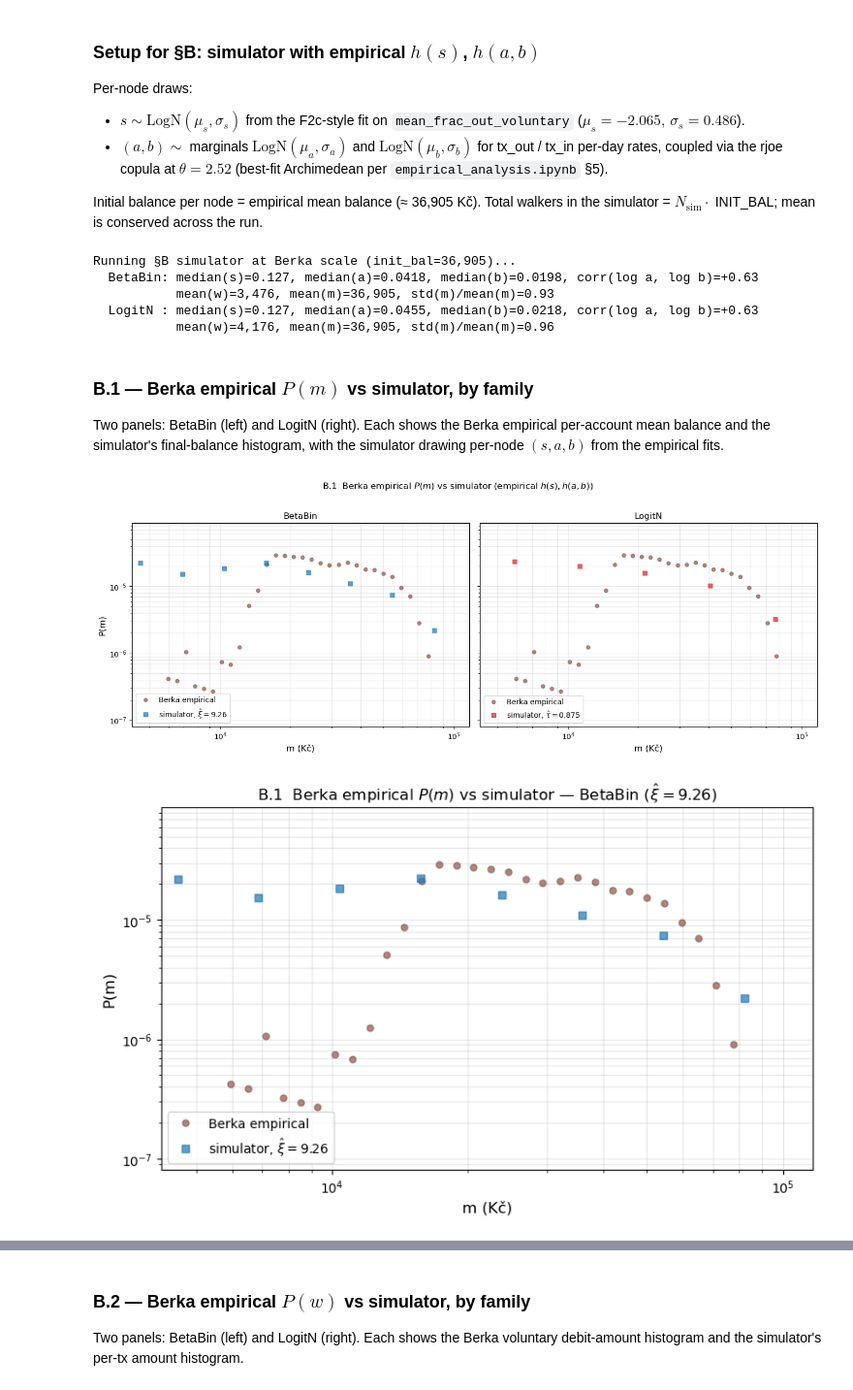
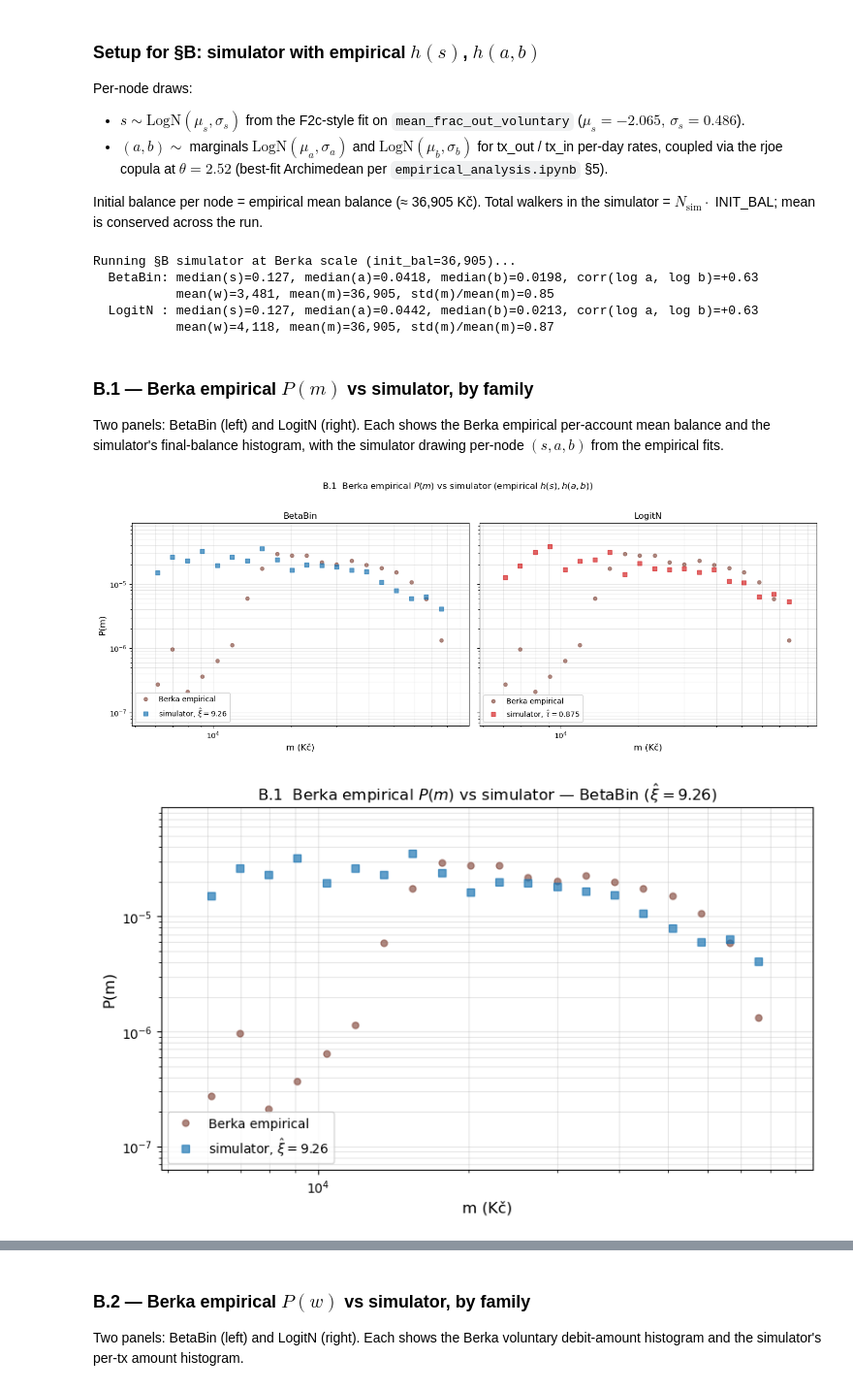
Before and after one commit to carolinamattsson/transactions, a Jupyter notebook: berka/numerical_validation.ipynb, the cells around one changed output, grey strips where cells are left out. Shown at 97% size. Cells and saved outputs as stored; diff of their text form; code cells hidden in the pictures.

```diff
--- a/berka/numerical_validation.ipynb
+++ b/berka/numerical_validation.ipynb
@@ -270,7 +270,7 @@ for ax, kind, sim, num_fn in [
         # simulator-binned histogram at this s
         mask = np.abs(sim['s_per_node'] - s_t) < band
         if mask.sum() > 0:
-            c, d = histogram(sim['final_bal'][mask], num_bins=18, log_bin=True)
+            c, d = histogram(sim['final_bal'][mask], num_bins=10, log_bin=True)
             ax.plot(c, d, 'o', color=col, alpha=0.7, ms=5, mec='k', mew=0.4,
                     label=f'sim (n={mask.sum()} nodes)')
     ax.set_xscale('log'); ax.set_yscale('log')
@@ -296,8 +296,8 @@ print('Computing numerical P(m) for both options...')
 P_bb = np.array([Pm_single(int(m), params, model='nb', xi=XI, n_s=2000) for m in m_grid_eval])
 P_ln = np.array([Pm_single_logitn(int(m), params, tau=TAU, n_s=2000)    for m in m_grid_eval])
 
-c_sim_bb, d_sim_bb = histogram(sim_bb['final_bal'], num_bins=25, log_bin=True)
-c_sim_ln, d_sim_ln = histogram(sim_ln['final_bal'], num_bins=25, log_bin=True)
+c_sim_bb, d_sim_bb = histogram(sim_bb['final_bal'], num_bins=12, log_bin=True)
+c_sim_ln, d_sim_ln = histogram(sim_ln['final_bal'], num_bins=12, log_bin=True)
 
 fig, ax = plt.subplots(1, 1, figsize=(9, 5.2))
 ax.plot(c_sim_bb, d_sim_bb, 'o', color='C0', alpha=0.6, ms=5, label='sim BetaBin')
@@ -523,9 +523,9 @@ _summarize('LogitN ', sim_ln_b)
 # %% [output]
 Running §B simulator at Berka scale (init_bal=36,905)...
   BetaBin: median(s)=0.127, median(a)=0.0418, median(b)=0.0198, corr(log a, log b)=+0.63
-           mean(w)=3,476, mean(m)=36,905, std(m)/mean(m)=0.93
-  LogitN : median(s)=0.127, median(a)=0.0455, median(b)=0.0218, corr(log a, log b)=+0.63
-           mean(w)=4,176, mean(m)=36,905, std(m)/mean(m)=0.96
+           mean(w)=3,481, mean(m)=36,905, std(m)/mean(m)=0.85
+  LogitN : median(s)=0.127, median(a)=0.0442, median(b)=0.0213, corr(log a, log b)=+0.63
+           mean(w)=4,118, mean(m)=36,905, std(m)/mean(m)=0.87
 # %% [markdown]
 ### B.1 — Berka empirical $P(m)$ vs simulator, by family
 
@@ -534,46 +534,57 @@ per-account mean balance and the simulator's final-balance histogram, with
 the simulator drawing per-node $(s, a, b)$ from the empirical fits.
 # %%
 emp_m = agents['mean_bal'].dropna(); emp_m = emp_m[emp_m > 0]
-m_centers, m_dens = histogram(emp_m, num_bins=30, log_bin=True)
 
-c_sim_m_bb, d_sim_m_bb = histogram(sim_bb_b['final_bal'], num_bins=20, log_bin=True)
-c_sim_m_ln, d_sim_m_ln = histogram(sim_ln_b['final_bal'], num_bins=20, log_bin=True)
+# Shared log-bins across emp + sim so visual density is comparable and tail outliers
+# in the simulator don't stretch the geomspace.
+m_bins   = np.geomspace(emp_m.min(), emp_m.max(), 21)   # 20 bins shared
+m_cent   = np.sqrt(m_bins[:-1] * m_bins[1:])
+def _hist_at(values, bins):
+    v = np.asarray(values); v = v[(v > 0) & np.isfinite(v)]
+    counts, _ = np.histogram(v, bins=bins, density=True)
+    return counts
 
-m_xlim = (m_centers.min()*0.7, m_centers.max()*1.5)
-m_ylim = (max(m_dens.min(), 1e-9) * 0.3, m_dens.max() * 3)
+m_dens     = _hist_at(emp_m, m_bins)
+d_sim_m_bb = _hist_at(sim_bb_b['final_bal'], m_bins)
+d_sim_m_ln = _hist_at(sim_ln_b['final_bal'], m_bins)
+
+m_xlim = (m_bins.min()*0.85, m_bins.max()*1.2)
+m_ylim = (max(m_dens[m_dens>0].min(), 1e-9) * 0.3, m_dens.max() * 3)
 
 # Two-panel side-by-side: simulator vs empirical, per dispersion option
 fig, axes = plt.subplots(1, 2, figsize=(14, 5.2), sharey=True)
-for ax, kind, c_sim, d_sim, color, param_label in [
-    (axes[0], 'BetaBin', c_sim_m_bb, d_sim_m_bb, 'C0', fr'$\hat\xi={XI}$'),
-    (axes[1], 'LogitN',  c_sim_m_ln, d_sim_m_ln, 'C3', fr'$\hat\tau={TAU}$'),
+for ax, kind, d_sim, color, param_label in [
+    (axes[0], 'BetaBin', d_sim_m_bb, 'C0', fr'$\hat\xi={XI}$'),
+    (axes[1], 'LogitN',  d_sim_m_ln, 'C3', fr'$\hat\tau={TAU}$'),
 ]:
-    ax.plot(m_centers, m_dens, 'o', color='C5', alpha=0.7, ms=5, label='Berka empirical')
-    ax.plot(c_sim, d_sim, 's', color=color, alpha=0.7, ms=6,
-            label=f'simulator, {param_label}')
+    ax.plot(m_cent[m_dens>0], m_dens[m_dens>0], 'o',
+            color='C5', alpha=0.7, ms=5, label='Berka empirical')
+    ax.plot(m_cent[d_sim>0],  d_sim[d_sim>0],   's',
+            color=color, alpha=0.7, ms=6, label=f'simulator, {param_label}')
     ax.set_xscale('log'); ax.set_yscale('log')
     ax.set_xlim(*m_xlim); ax.set_ylim(*m_ylim)
     ax.set_xlabel('m (Kč)'); ax.set_title(kind)
     ax.legend(loc='lower left'); ax.grid(True, alpha=0.3, which='both')
 axes[0].set_ylabel('P(m)')
 plt.suptitle('B.1  Berka empirical $P(m)$ vs simulator (empirical $h(s), h(a,b)$)', y=1.02)
 plt.tight_layout(); save_fig('b1_pm_berka'); plt.show()
 
 # Single-panel alternates — same data, one family at a time
-def _b1_single(kind, c_sim, d_sim, color, param_label, fig_name):
+def _b1_single(kind, d_sim, color, param_label, fig_name):
     fig, ax = plt.subplots(1, 1, figsize=(8, 5.0))
-    ax.plot(m_centers, m_dens, 'o', color='C5', alpha=0.7, ms=5, label='Berka empirical')
-    ax.plot(c_sim, d_sim, 's', color=color, alpha=0.7, ms=6,
-            label=f'simulator, {param_label}')
+    ax.plot(m_cent[m_dens>0], m_dens[m_dens>0], 'o',
+            color='C5', alpha=0.7, ms=5, label='Berka empirical')
+    ax.plot(m_cent[d_sim>0],  d_sim[d_sim>0],   's',
+            color=color, alpha=0.7, ms=6, label=f'simulator, {param_label}')
     ax.set_xscale('log'); ax.set_yscale('log')
     ax.set_xlim(*m_xlim); ax.set_ylim(*m_ylim)
     ax.set_xlabel('m (Kč)'); ax.set_ylabel('P(m)')
     ax.set_title(f'B.1  Berka empirical $P(m)$ vs simulator — {kind} ({param_label})')
     ax.legend(loc='lower left'); ax.grid(True, alpha=0.3, which='both')
     plt.tight_layout(); save_fig(fig_name); plt.show()
 
-_b1_single('BetaBin', c_sim_m_bb, d_sim_m_bb, 'C0', fr'$\hat\xi={XI}$', 'b1_pm_berka_betabin')
-_b1_single('LogitN',  c_sim_m_ln, d_sim_m_ln, 'C3', fr'$\hat\tau={TAU}$', 'b1_pm_berka_logitn')
+_b1_single('BetaBin', d_sim_m_bb, 'C0', fr'$\hat\xi={XI}$', 'b1_pm_berka_betabin')
+_b1_single('LogitN',  d_sim_m_ln, 'C3', fr'$\hat\tau={TAU}$', 'b1_pm_berka_logitn')
 # %% [output]
-[figure, old version]
+[figure, new version]
-[figure, old version]
+[figure, new version]
```
Also changed, not shown: parts of 7 cells of this notebook, 13 other files.
